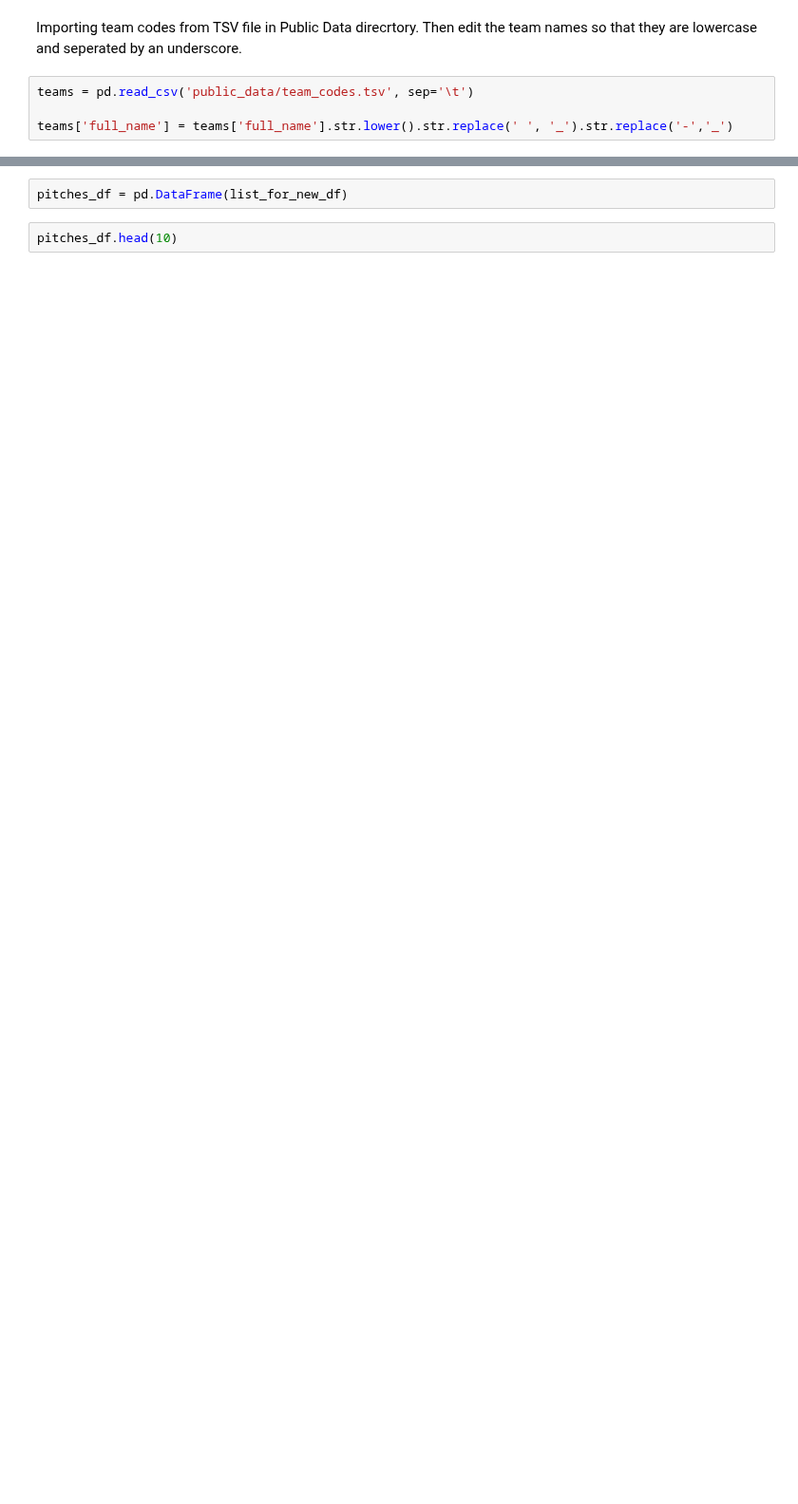
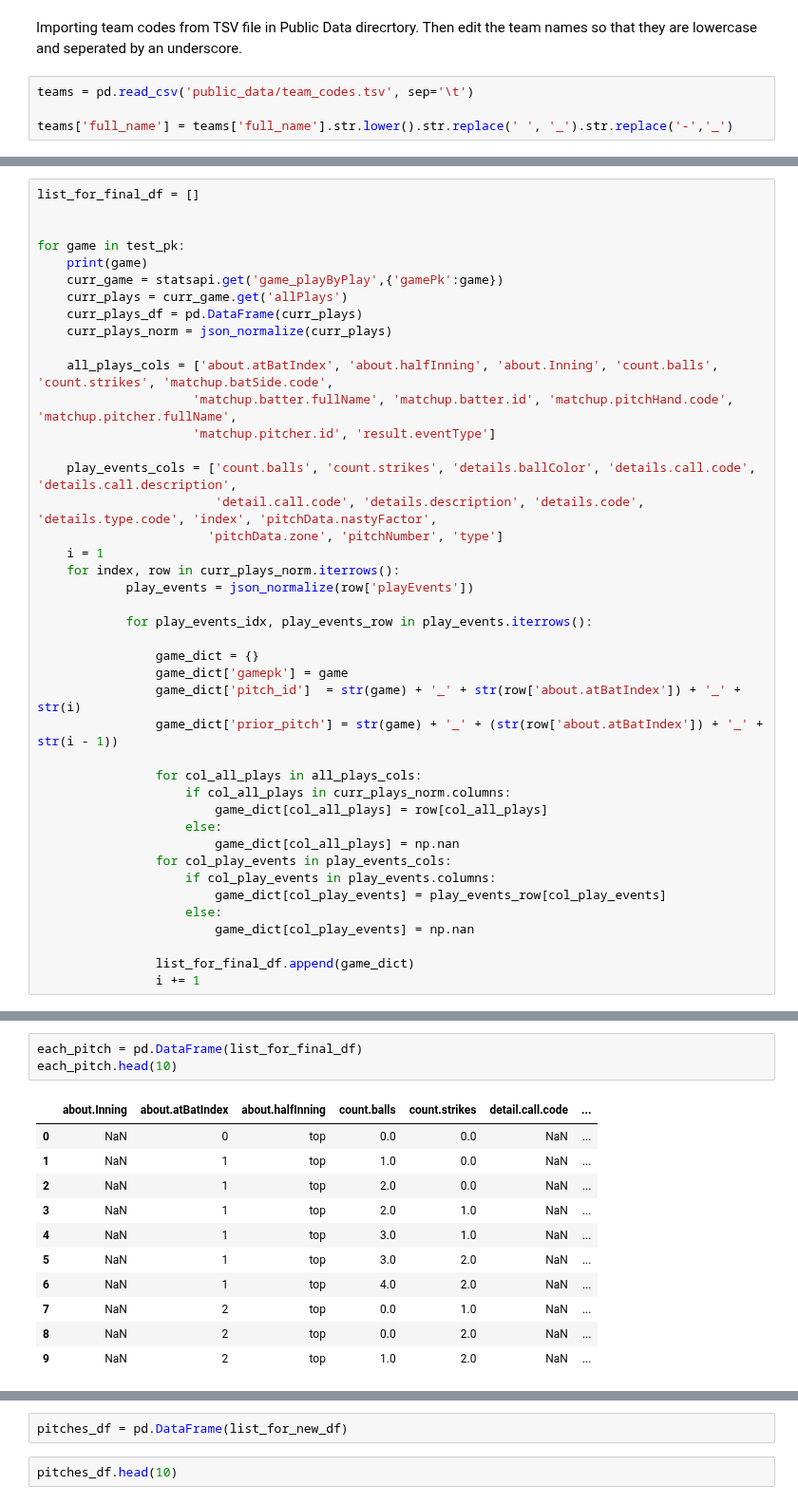
Before and after one commit to ConnorAnderson29/pitch_prediction_model, a Jupyter notebook: eda1.ipynb, the cells around one changed output, grey strips where cells are left out. Shown at 95% size. Drawn from its saved outputs; the diff is of its cells as text; blank space fills up the shorter version.

```diff
--- a/eda1.ipynb
+++ b/eda1.ipynb
@@ -116,0 +104,42 @@ len(gamepks_2018)
+# %%
+list_for_final_df = []
+
+
+for game in test_pk:
+    print(game)
+    curr_game = statsapi.get('game_playByPlay',{'gamePk':game})
+    curr_plays = curr_game.get('allPlays')
+    curr_plays_df = pd.DataFrame(curr_plays)
+    curr_plays_norm = json_normalize(curr_plays)
+
+    all_plays_cols = ['about.atBatIndex', 'about.halfInning', 'about.Inning', 'count.balls', 'count.strikes', 'matchup.batSide.code',
+                     'matchup.batter.fullName', 'matchup.batter.id', 'matchup.pitchHand.code', 'matchup.pitcher.fullName',
+                     'matchup.pitcher.id', 'result.eventType']
+
+    play_events_cols = ['count.balls', 'count.strikes', 'details.ballColor', 'details.call.code', 'details.call.description',
+                        'detail.call.code', 'details.description', 'details.code', 'details.type.code', 'index', 'pitchData.nastyFactor',
+                       'pitchData.zone', 'pitchNumber', 'type']
+    i = 1
+    for index, row in curr_plays_norm.iterrows():
+            play_events = json_normalize(row['playEvents'])
+
+            for play_events_idx, play_events_row in play_events.iterrows():
+
+                game_dict = {}
+                game_dict['gamepk'] = game
+                game_dict['pitch_id']  = str(game) + '_' + str(row['about.atBatIndex']) + '_' + str(i)
+                game_dict['prior_pitch'] = str(game) + '_' + (str(row['about.atBatIndex']) + '_' + str(i - 1))
+
+                for col_all_plays in all_plays_cols:
+                    if col_all_plays in curr_plays_norm.columns:
+                        game_dict[col_all_plays] = row[col_all_plays]
+                    else:
+                        game_dict[col_all_plays] = np.nan
+                for col_play_events in play_events_cols:
+                    if col_play_events in play_events.columns:
+                        game_dict[col_play_events] = play_events_row[col_play_events]
+                    else:
+                        game_dict[col_play_events] = np.nan
+
+                list_for_final_df.append(game_dict)
+                i += 1
@@ -116,0 +153,15 @@ len(gamepks_2018)
+# %%
+each_pitch = pd.DataFrame(list_for_final_df)
+each_pitch.head(10)
+# %% [output]
+|  | about.Inning | about.atBatIndex | about.halfInning | count.balls | count.strikes | detail.call.code | ... |
+| 0 | NaN | 0 | top | 0.0 | 0.0 | NaN | ... |
+| 1 | NaN | 1 | top | 1.0 | 0.0 | NaN | ... |
+| 2 | NaN | 1 | top | 2.0 | 0.0 | NaN | ... |
+| 3 | NaN | 1 | top | 2.0 | 1.0 | NaN | ... |
+| 4 | NaN | 1 | top | 3.0 | 1.0 | NaN | ... |
+| 5 | NaN | 1 | top | 3.0 | 2.0 | NaN | ... |
+| 6 | NaN | 1 | top | 4.0 | 2.0 | NaN | ... |
+| 7 | NaN | 2 | top | 0.0 | 1.0 | NaN | ... |
+| 8 | NaN | 2 | top | 0.0 | 2.0 | NaN | ... |
+| 9 | NaN | 2 | top | 1.0 | 2.0 | NaN | ... |
```
Also changed, not shown: parts of 22 cells of this notebook.
